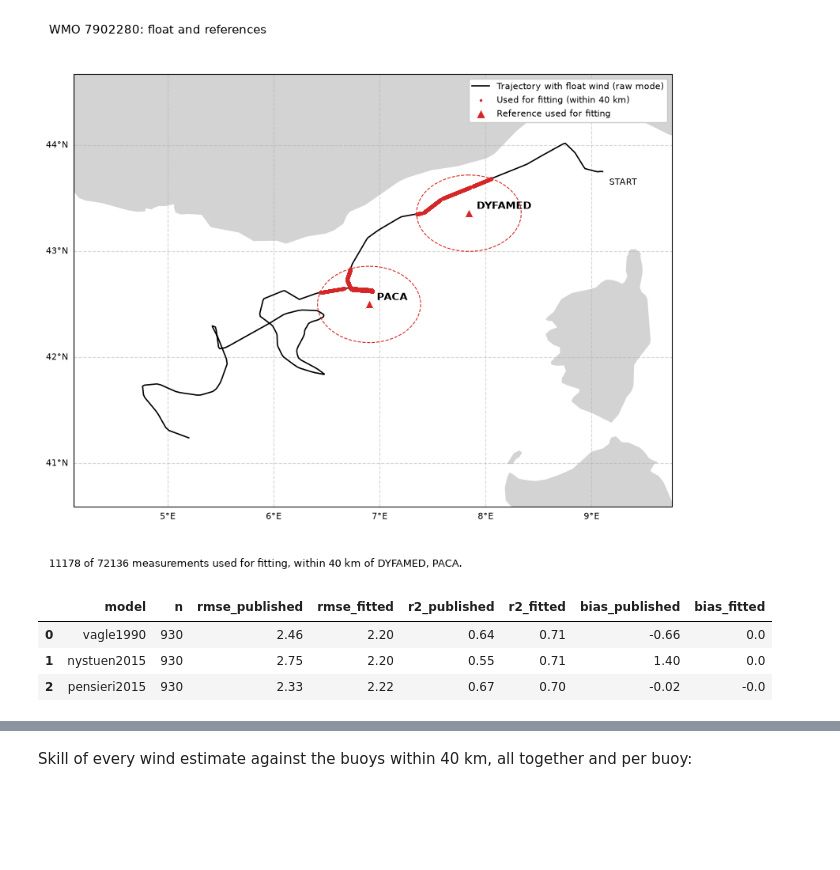
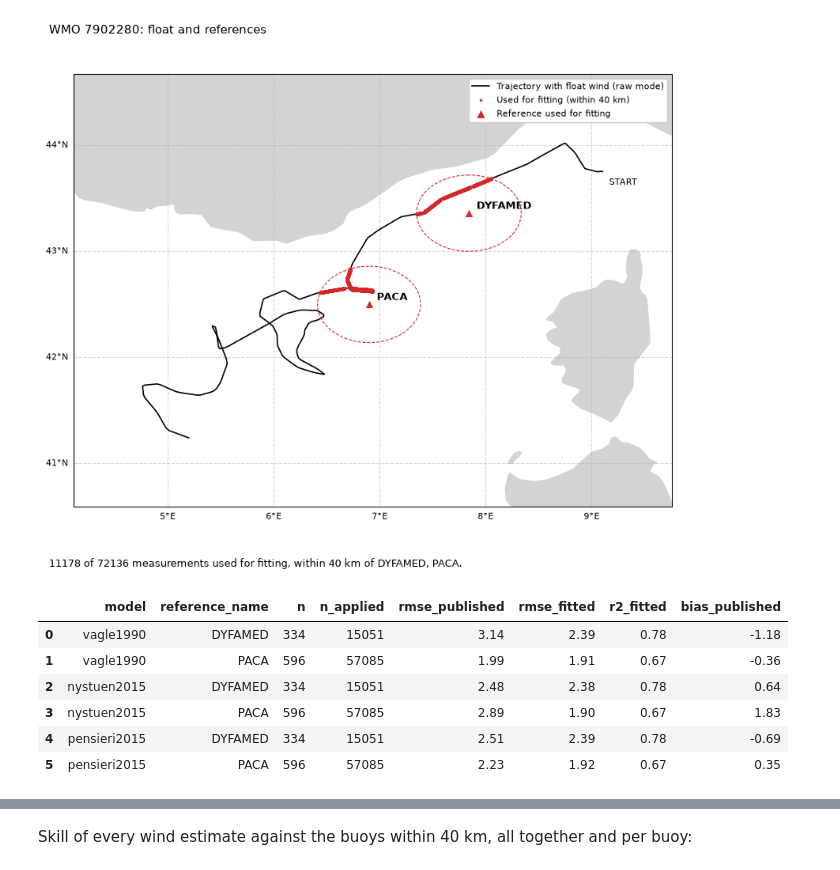
Before and after one commit to louisedelaigue/ArgoPAL, a Jupyter notebook: examples/argopal_tutorial.ipynb, the cells around one changed output, grey strips where cells are left out. Saved outputs shown, nothing was run; the diff lists cells and outputs as text; code cells hidden in the pictures; blank space fills up the shorter version.

Commit message:
One calibration per reference buoy; wind timeline plot

```diff
--- a/examples/argopal_tutorial.ipynb
+++ b/examples/argopal_tutorial.ipynb
@@ -305,10 +305,14 @@ fig, ax = argopal.plot_reference_map(cal["park"], annotate=True)
 # %% [output]
 [figure]
 # %%
-cal["wind_fits"][["model", "n", "rmse_published", "rmse_fitted",
-                  "r2_published", "r2_fitted", "bias_published", "bias_fitted"]].round(2)
+cal["wind_fits"][["model", "reference_name", "n", "n_applied",
+                  "rmse_published", "rmse_fitted", "r2_fitted",
+                  "bias_published"]].round(2)
 # %% [output]
-|  | model | n | rmse_published | rmse_fitted | r2_published | r2_fitted | bias_published | bias_fitted |
-| 0 | vagle1990 | 930 | 2.46 | 2.20 | 0.64 | 0.71 | -0.66 | 0.0 |
-| 1 | nystuen2015 | 930 | 2.75 | 2.20 | 0.55 | 0.71 | 1.40 | 0.0 |
-| 2 | pensieri2015 | 930 | 2.33 | 2.22 | 0.67 | 0.70 | -0.02 | -0.0 |
+|  | model | reference_name | n | n_applied | rmse_published | rmse_fitted | r2_fitted | bias_published |
+| 0 | vagle1990 | DYFAMED | 334 | 15051 | 3.14 | 2.39 | 0.78 | -1.18 |
+| 1 | vagle1990 | PACA | 596 | 57085 | 1.99 | 1.91 | 0.67 | -0.36 |
+| 2 | nystuen2015 | DYFAMED | 334 | 15051 | 2.48 | 2.38 | 0.78 | 0.64 |
+| 3 | nystuen2015 | PACA | 596 | 57085 | 2.89 | 1.90 | 0.67 | 1.83 |
+| 4 | pensieri2015 | DYFAMED | 334 | 15051 | 2.51 | 2.39 | 0.78 | -0.69 |
+| 5 | pensieri2015 | PACA | 596 | 57085 | 2.23 | 1.92 | 0.67 | 0.35 |
```
Also changed, not shown: parts of 15 cells of this notebook, 14 other files.
